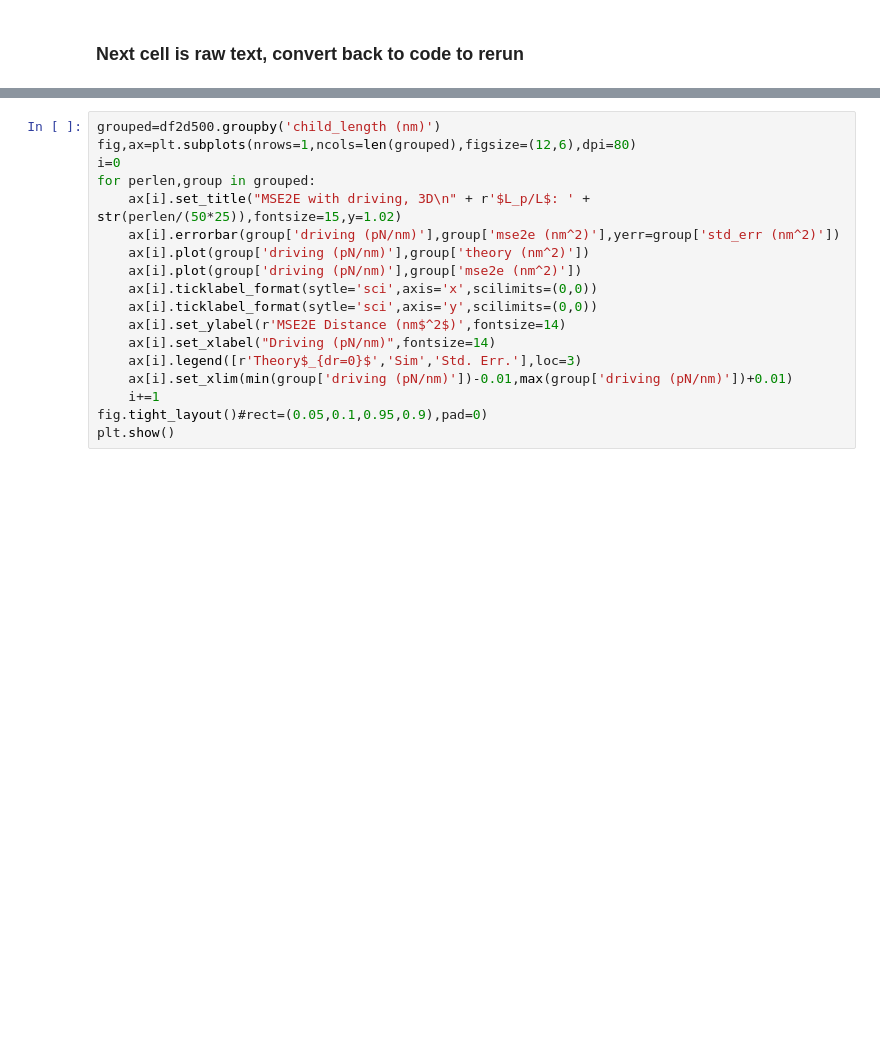
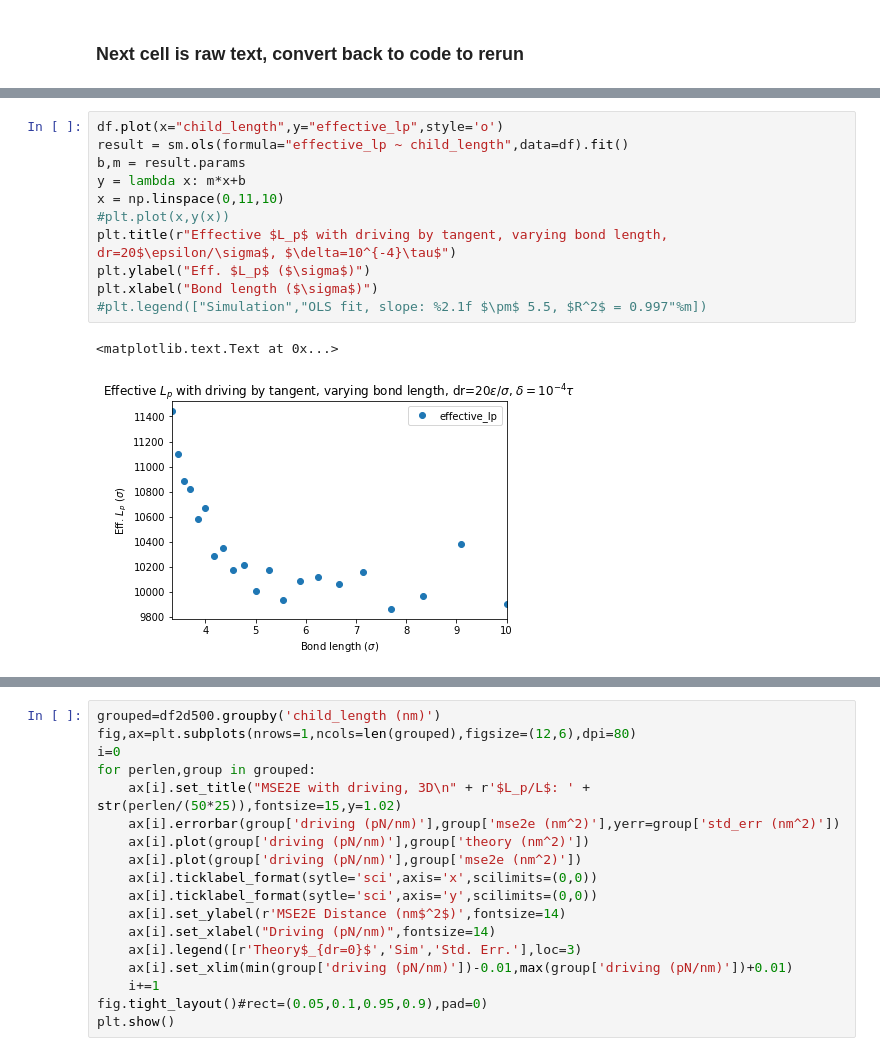
Before and after one commit to jeffmm/simcore, a Jupyter notebook: scripts/MSE2E.ipynb, the cells around one changed output, grey strips where cells are left out. Saved outputs shown, nothing was run; the diff lists cells and outputs as text; blank space fills up the shorter version.

```diff
--- a/scripts/MSE2E.ipynb
+++ b/scripts/MSE2E.ipynb
@@ -176 +190,15 @@ thetaDF.head()
+# %%
+df.plot(x="child_length",y="effective_lp",style='o')
+result = sm.ols(formula="effective_lp ~ child_length",data=df).fit()
+b,m = result.params
+y = lambda x: m*x+b
+x = np.linspace(0,11,10)
+#plt.plot(x,y(x))
+plt.title(r"Effective $L_p$ with driving by tangent, varying bond length, dr=20$\epsilon/\sigma$, $\delta=10^{-4}\tau$")
+plt.ylabel("Eff. $L_p$ ($\sigma$)")
+plt.xlabel("Bond length ($\sigma$)")
+#plt.legend(["Simulation","OLS fit, slope: %2.1f $\pm$ 5.5, $R^2$ = 0.997"%m])
+# %% [output]
+<matplotlib.text.Text at 0x...>
+[figure, added]
 # %%
```
Also changed, not shown: parts of 8 cells of this notebook, 3 other files.
